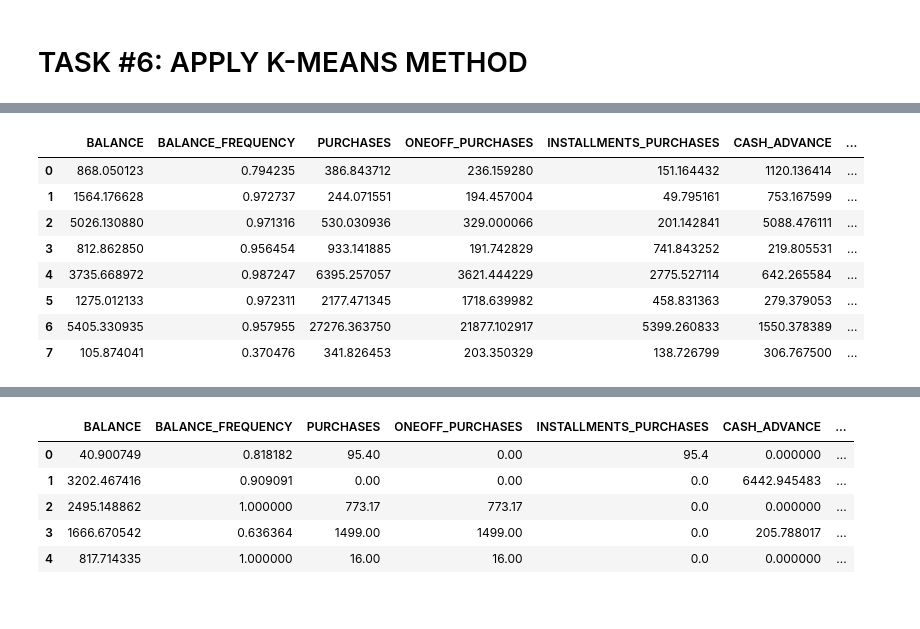
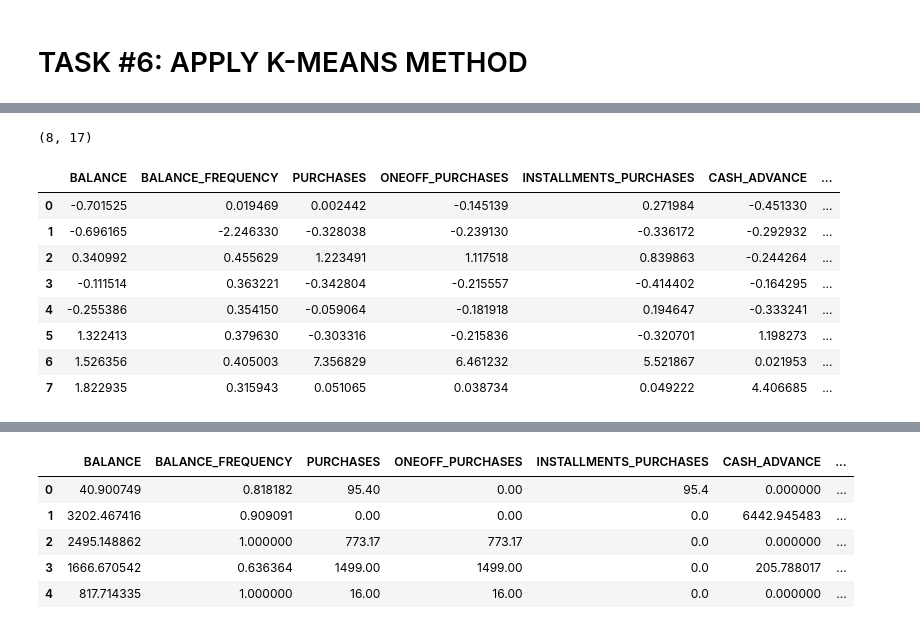
Before and after one commit to VipinBadoni26/DS_Marketing_Department, a Jupyter notebook: Marketing_Department_Skeleton.ipynb, the cells around one changed output, grey strips where cells are left out. Cells and saved outputs as stored; diff of their text form; code cells hidden in the pictures.

```diff
--- a/Marketing_Department_Skeleton.ipynb
+++ b/Marketing_Department_Skeleton.ipynb
@@ -176,4 +243,13 @@ Index(['BALANCE', 'BALANCE_FREQUENCY', 'PURCHASES', 'ONEOFF_PURCHASES',
 # Very small number of customers pay their balance in full 'PRC_FULL_PAYMENT'~0
 # Credit limit average is around $4500
 # Most customers are ~11 years tenure
+
+
+plt.figure(figsize=(10,50))
+for i in range(len(creditcard_df.columns)):
+  plt.subplot(17, 1, i+1)
+  sns.distplot(creditcard_df[creditcard_df.columns[i]], kde_kws = {'color': 'b' , 'lw':3 , 'label': 'KDE'}, hist_kws= {'color': 'g'})
+  plt.title(creditcard_df.columns[i])
+
+plt.tight_layout()
 # %% [output]
@@ -211,3 +308,5 @@ Index(['BALANCE', 'BALANCE_FREQUENCY', 'PURCHASES', 'ONEOFF_PURCHASES',
 # TASK #5: FIND THE OPTIMAL NUMBER OF CLUSTERS USING ELBOW METHOD
 # %%
 # Let's scale the data first
+scaler = StandardScaler()
+creditcard_df_scaled = scaler.fit_transform(creditcard_df)
@@ -231,0 +333,7 @@ array([[-0.73198937, -0.24943448, -0.42489974, ..., -0.31096755,
+# %%
+score_1=[]
+range_values = range(1,20)
+for i in range_values:
+  kmeans = KMeans(n_clusters= i)
+  kmeans.fit(creditcard_df_scaled)
+  score_1.append(kmeans.inertia_)
@@ -255,18 +355,27 @@ array([[-0.73198937, -0.24943448, -0.42489974, ..., -0.31096755,
+# %%
+kmeans = KMeans(8)
+kmeans.fit(creditcard_df_scaled)
+labels = kmeans.labels_
+# %%
+kmeans.cluster_centers_.shape
+# %% [output]
+(8, 17)
 # %%
 # In order to understand what these numbers mean, let's perform inverse transformation
-
+cluster_centers = pd.DataFrame(data = kmeans.cluster_centers_, columns = [creditcard_df.columns])
+cluster_centers
 
 # First Customers cluster (Transactors): Those are customers who pay least amount of intrerest charges and careful with their money, Cluster with lowest balance ($104) and cash advance ($303), Percentage of full payment = 23%
 # Second customers cluster (revolvers) who use credit card as a loan (most lucrative sector): highest balance ($5000) and cash advance (~$5000), low purchase frequency, high cash advance frequency (0.5), high cash advance transactions (16) and low percentage of full payment (3%)
 # Third customer cluster (VIP/Prime): high credit limit $16K and highest percentage of full payment, target for increase credit limit and increase spending habits
 # Fourth customer cluster (low tenure): these are customers with low tenure (7 years), low balance
 # %% [output]
 |  | BALANCE | BALANCE_FREQUENCY | PURCHASES | ONEOFF_PURCHASES | INSTALLMENTS_PURCHASES | CASH_ADVANCE | ... |
-| 0 | 868.050123 | 0.794235 | 386.843712 | 236.159280 | 151.164432 | 1120.136414 | ... |
-| 1 | 1564.176628 | 0.972737 | 244.071551 | 194.457004 | 49.795161 | 753.167599 | ... |
-| 2 | 5026.130880 | 0.971316 | 530.030936 | 329.000066 | 201.142841 | 5088.476111 | ... |
-| 3 | 812.862850 | 0.956454 | 933.141885 | 191.742829 | 741.843252 | 219.805531 | ... |
-| 4 | 3735.668972 | 0.987247 | 6395.257057 | 3621.444229 | 2775.527114 | 642.265584 | ... |
-| 5 | 1275.012133 | 0.972311 | 2177.471345 | 1718.639982 | 458.831363 | 279.379053 | ... |
-| 6 | 5405.330935 | 0.957955 | 27276.363750 | 21877.102917 | 5399.260833 | 1550.378389 | ... |
-| 7 | 105.874041 | 0.370476 | 341.826453 | 203.350329 | 138.726799 | 306.767500 | ... |
+| 0 | -0.701525 | 0.019469 | 0.002442 | -0.145139 | 0.271984 | -0.451330 | ... |
+| 1 | -0.696165 | -2.246330 | -0.328038 | -0.239130 | -0.336172 | -0.292932 | ... |
+| 2 | 0.340992 | 0.455629 | 1.223491 | 1.117518 | 0.839863 | -0.244264 | ... |
+| 3 | -0.111514 | 0.363221 | -0.342804 | -0.215557 | -0.414402 | -0.164295 | ... |
+| 4 | -0.255386 | 0.354150 | -0.059064 | -0.181918 | 0.194647 | -0.333241 | ... |
+| 5 | 1.322413 | 0.379630 | -0.303316 | -0.215836 | -0.320701 | 1.198273 | ... |
+| 6 | 1.526356 | 0.405003 | 7.356829 | 6.461232 | 5.521867 | 0.021953 | ... |
+| 7 | 1.822935 | 0.315943 | 0.051065 | 0.038734 | 0.049222 | 4.406685 | ... |
```
Also changed, not shown: parts of 71 cells of this notebook.
